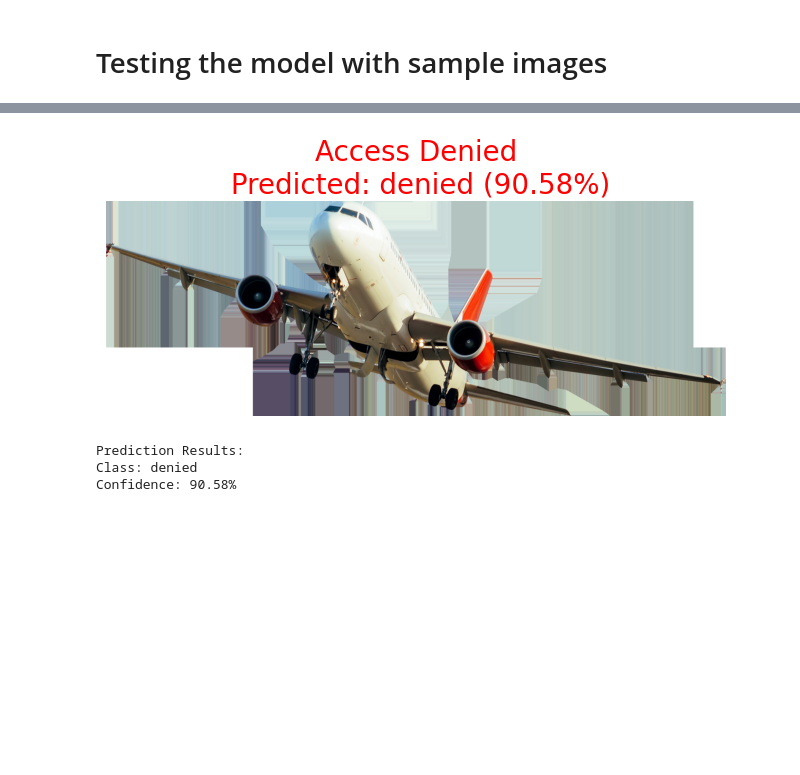
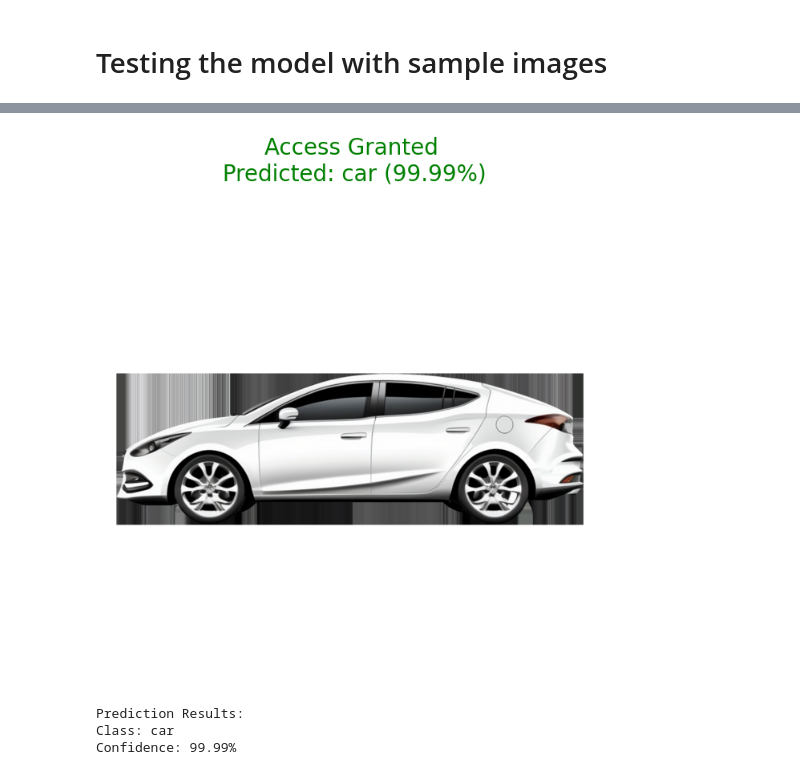
Before and after one commit to roba-6734/Transport-Access-Classification, a Jupyter notebook: test_model.ipynb, the cells around one changed output, grey strips where cells are left out. Saved outputs shown, nothing was run; the diff lists cells and outputs as text; code cells hidden in the pictures; blank space fills up the shorter version.

Commit message:
AI project for Transportation access classifier

```diff
--- a/test_model.ipynb
+++ b/test_model.ipynb
@@ -36,7 +36,7 @@ def predict_image(model_path, img_path, class_indices):
     class_names = {v: k for k, v in class_indices.items()}
     predicted_class_name = class_names[predicted_class]
 
-    access = "Access Granted" if (predicted_class_name == 'car' or predicted_class_name =='scooter' and confidence >0.85 ) else "Access Denied"
+    access = "Access Granted" if ((predicted_class_name == 'car' or predicted_class_name =='scooter') and confidence >0.85 ) else "Access Denied"
     green = True if access == "Access Granted" else False
 
     img = image.load_img(img_path)
@@ -58,7 +58,7 @@ model_path = 'mobilenet_transport_access_classifier.keras'
 class_indices = {'car': 0, 'denied': 1, 'scooter': 2}
 
 
-test_image_path = 'test/test3.png'  # Fixed path
+test_image_path = 'test/test6.png'  # Fixed path
 
 if not os.path.exists(test_image_path):
     print(f"Error: Image file not found at {test_image_path}")
@@ -77,4 +77,4 @@ else:
-[figure, old version]
+[figure, new version]
 Prediction Results:
-Class: denied
-Confidence: 90.58%
+Class: car
+Confidence: 99.99%
```
Also changed, not shown: parts of 1 cell of this notebook, 4 other files.
